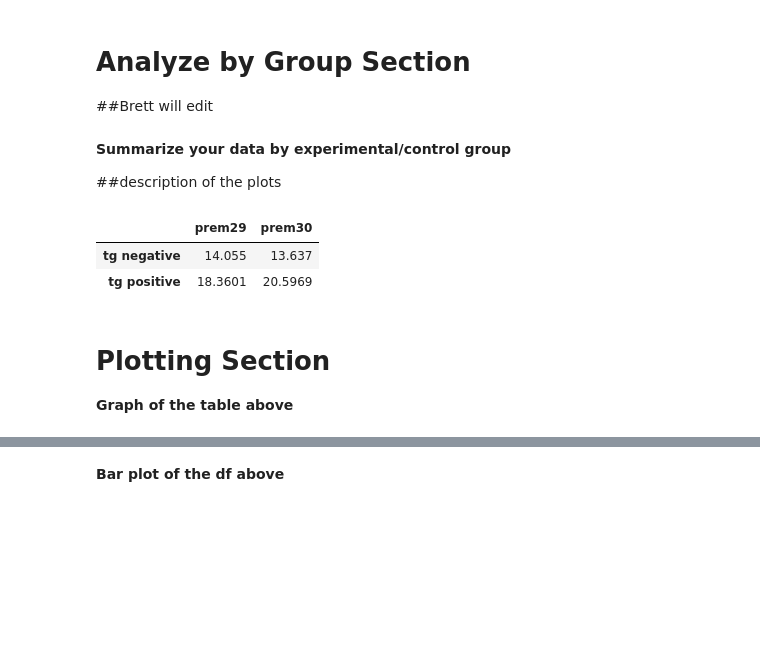
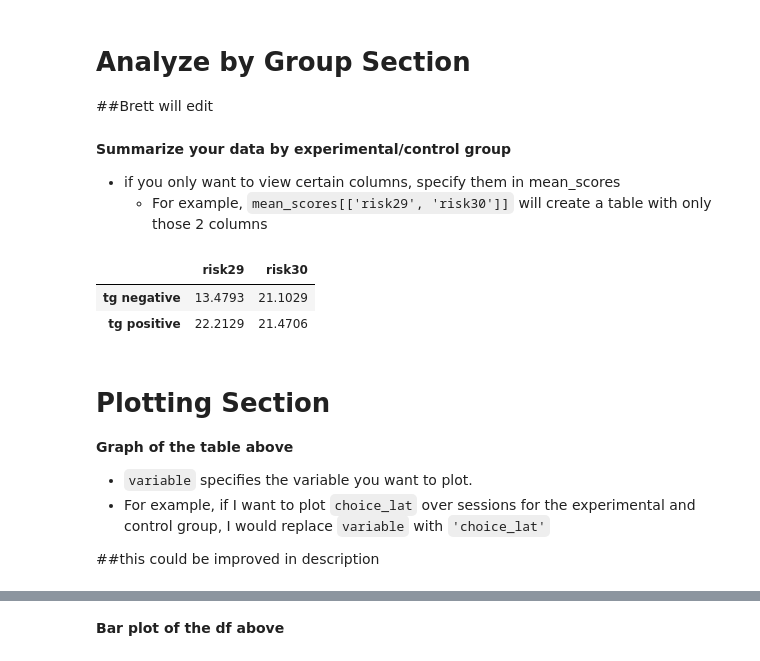
Before and after one commit to deckyblue/hathaway_1, a Jupyter notebook: hath_tutorial/Tutorial_draft.ipynb, the cells around one changed output, grey strips where cells are left out. Cells and saved outputs as stored; diff of their text form; code cells hidden in the pictures; blank space fills up the shorter version.

Commit message:
Finished Tutorial up to analyzing by session
Time to move on analyzing by group

```diff
--- a/hath_tutorial/Tutorial_draft.ipynb
+++ b/hath_tutorial/Tutorial_draft.ipynb
@@ -210,22 +209,24 @@ rgt.export_to_excel(df_summary, [control_group, exp_group], column_name = 'tg_st
 # Analyze by Group Section
 
 ##Brett will edit
-# %% [markdown]
-**Summarize your data by experimental/control group**
-
-##description of the plots
+# %% [markdown]
+**Summarize your data by experimental/control group**
+* if you only want to view certain columns, specify them in mean_scores
+    * For example, `mean_scores[['risk29', 'risk30']]` will create a table with only those 2 columns
 # %%
-group_names = {0: 'tg negative',
-              1: 'tg positive'}
-
 mean_scores, stderror = rgt.get_group_means_sem(df_summary, [control_group, exp_group], group_names)
-mean_scores[['prem29','prem30']]
+mean_scores #all mean scores
+# mean_scores[['risk29', 'risk30']] #specify columns
 # %% [output]
-|  | prem29 | prem30 |
-| tg negative | 14.055 | 13.637 |
-| tg positive | 18.3601 | 20.5969 |
+|  | risk29 | risk30 |
+| tg negative | 13.4793 | 21.1029 |
+| tg positive | 22.2129 | 21.4706 |
-# %% [markdown]
-# Plotting Section
-
-**Graph of the table above**
+# %% [markdown]
+# Plotting Section
+
+**Graph of the table above**
+* `variable` specifies the variable you want to plot.
+* For example, if I want to plot `choice_lat` over sessions for the experimental and control group, I would replace `variable` with `'choice_lat'`
+
+##this could be improved in description
 # %%
```
Also changed, not shown: parts of 8 cells of this notebook.
